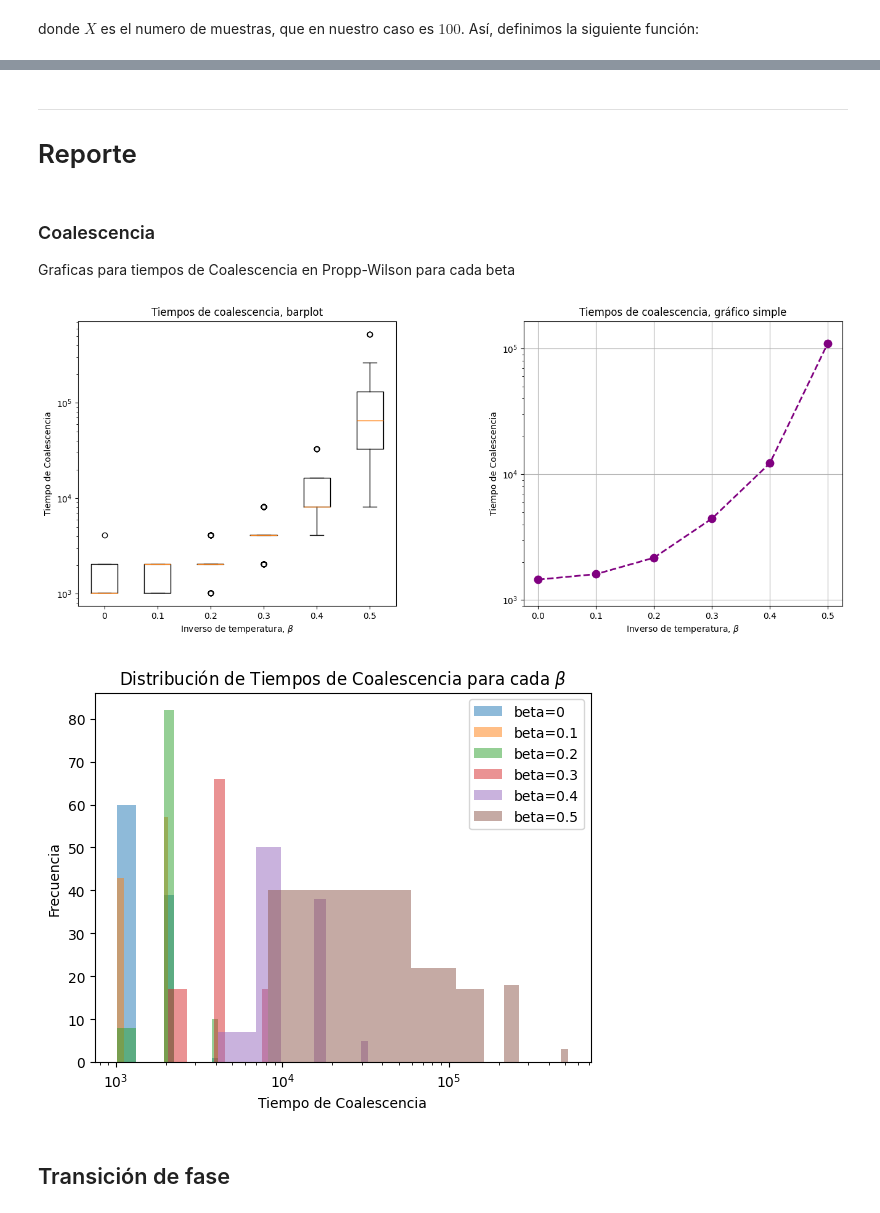
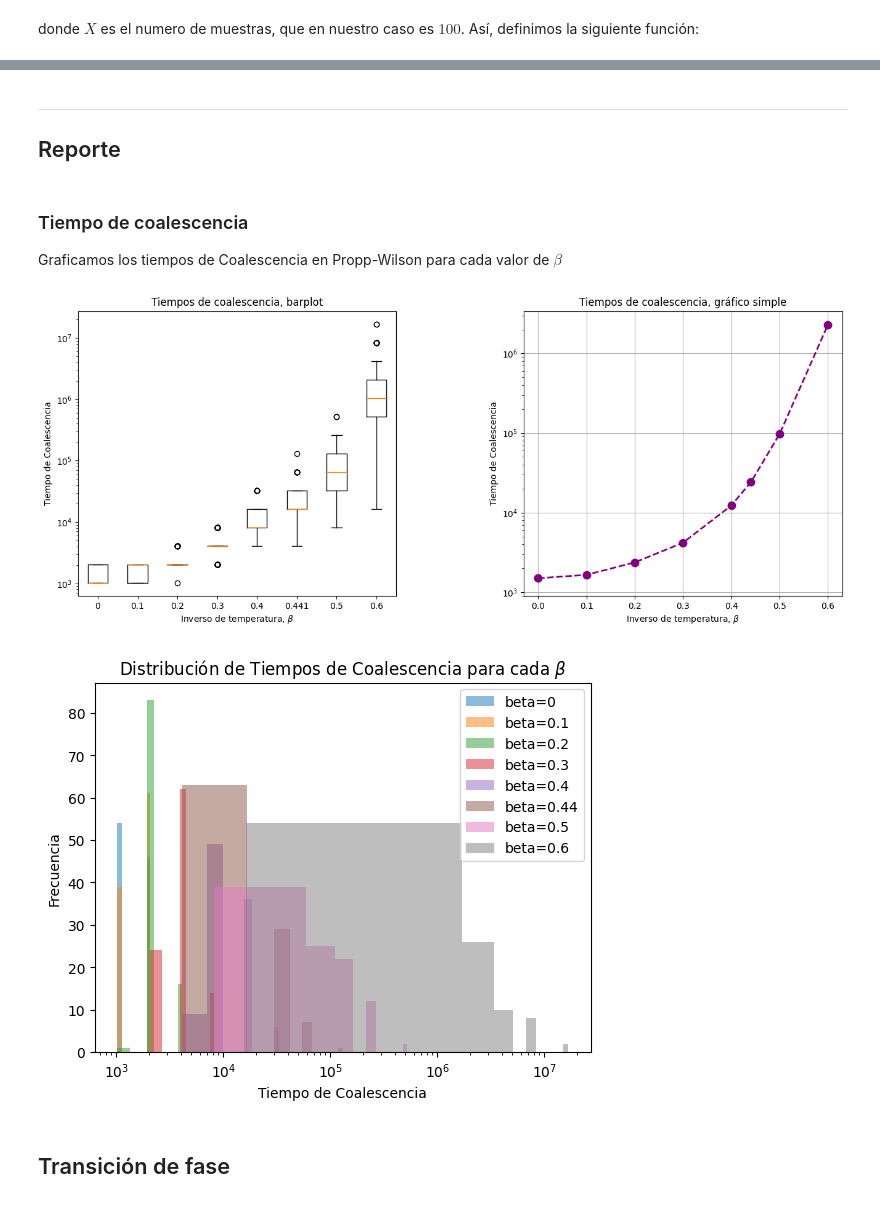
Before and after one commit to dangarciahe/Cadenas_de_Markov, a Jupyter notebook: Tarea_3.ipynb, the cells around one changed output, grey strips where cells are left out. Saved outputs shown, nothing was run; the diff lists cells and outputs as text; code cells hidden in the pictures.

Commit message:
Terminado el punto 1, con gráficas bonitas y simulación adicional para beta_c

```diff
--- a/Tarea_3.ipynb
+++ b/Tarea_3.ipynb
@@ -133,12 +133,14 @@ Adicionalmente, creamos una lista con los $\beta$ que vamos a evaluar y otra con
 # %%
-configuraciones_mcmc = {}
+onsager_critical_value = 0.5 * np.log(1 + np.sqrt(2))
 
 k = 10
-beta_list_mcmcm = [0, 0.1, 0.2, 0.3, 0.4, 0.5, 0.6, 0.7, 0.8, 0.9, 1]
+beta_list_mcmcm = [0, 0.1, 0.2, 0.3, 0.4, onsager_critical_value, 0.5, 0.6, 0.7, 0.8, 0.9, 1]
 steps_list = [10**3, 10**4, 10**5]
 n_muestras = 100
 
 
+
+configuraciones_mcmc = {}
 
 # Loop principal
 for step in steps_list: # Iterar sobre los posibles números de pasos
@@ -308,7 +312,7 @@ configuraciones_pw = {}
 tiempos_coalescencia = {}
 
 k = 10
-beta_list_pw = [0, 0.1, 0.2, 0.3, 0.4, 0.5]#, 0.6]
+beta_list_pw = [0, 0.1, 0.2, 0.3, 0.4, onsager_critical_value, 0.5, 0.6]
 n_muestras = 100
 
 
@@ -426,10 +434,10 @@ Valor esperado usando MCMC con X = 1000:
 # %% [markdown]
 ---
-# Reporte
+## Reporte
 # %% [markdown]
-### Coalescencia
+### Tiempo de coalescencia
 
-Graficas para tiempos de Coalescencia en Propp-Wilson para cada beta
+Graficamos los tiempos de Coalescencia en Propp-Wilson para cada valor de $\beta$
 # %%
 time_avg_list = []
 time_std_list = []
@@ -439,15 +447,18 @@ for beta in beta_list_pw:
     time_std_list.append(np.std(tiempos_coalescencia[beta]))
 
 
-
 ## Begin plot
 fig, (ax1, ax2) = plt.subplots(1, 2, figsize=(16, 6))
 plt.subplots_adjust(wspace=0.4)
 
 
 ## Barplot de la izquierda
+aux_beta_list_pw = list(beta_list_pw) # Betas de PW aproximados a 3 cifras decimales
+for ii, beta in enumerate(aux_beta_list_pw):
+    aux_beta_list_pw[ii] = (round(beta, 3))
+
 ax1.set_title('Tiempos de coalescencia, barplot')
-ax1.boxplot([tiempos_coalescencia[beta] for beta in beta_list_pw], tick_labels=beta_list_pw)
+ax1.boxplot([tiempos_coalescencia[beta] for beta in beta_list_pw], tick_labels=aux_beta_list_pw)
 ax1.set_yscale('log')
 ax1.set_xlabel(r'Inverso de temperatura, $\beta$')
 ax1.set_ylabel('Tiempo de Coalescencia')
@@ -465,24 +476,24 @@ ax2.grid()
 
 plt.show()
 # %% [output]
-[figure, old version]
+[figure, new version]
 # %%
 fig, ax = plt.subplots()
 
 for beta, times in tiempos_coalescencia.items():
-    ax.hist(times, bins=10, alpha=0.5, label=f'beta={beta}')
+    ax.hist(times, bins=10, alpha=0.5, label=f'beta={round(beta, 2)}')
 
 ax.set_title(r'Distribución de Tiempos de Coalescencia para cada $\beta$')
 ax.set_xlabel('Tiempo de Coalescencia')
 ax.set_ylabel('Frecuencia')
 
 ax.set_xscale('log')
 
 ax.legend()
 
 plt.show()
 # %% [output]
-[figure, old version]
+[figure, new version]
 # %% [markdown]
 ## Transición de fase
 # %%
```
Also changed, not shown: parts of 15 cells of this notebook.
